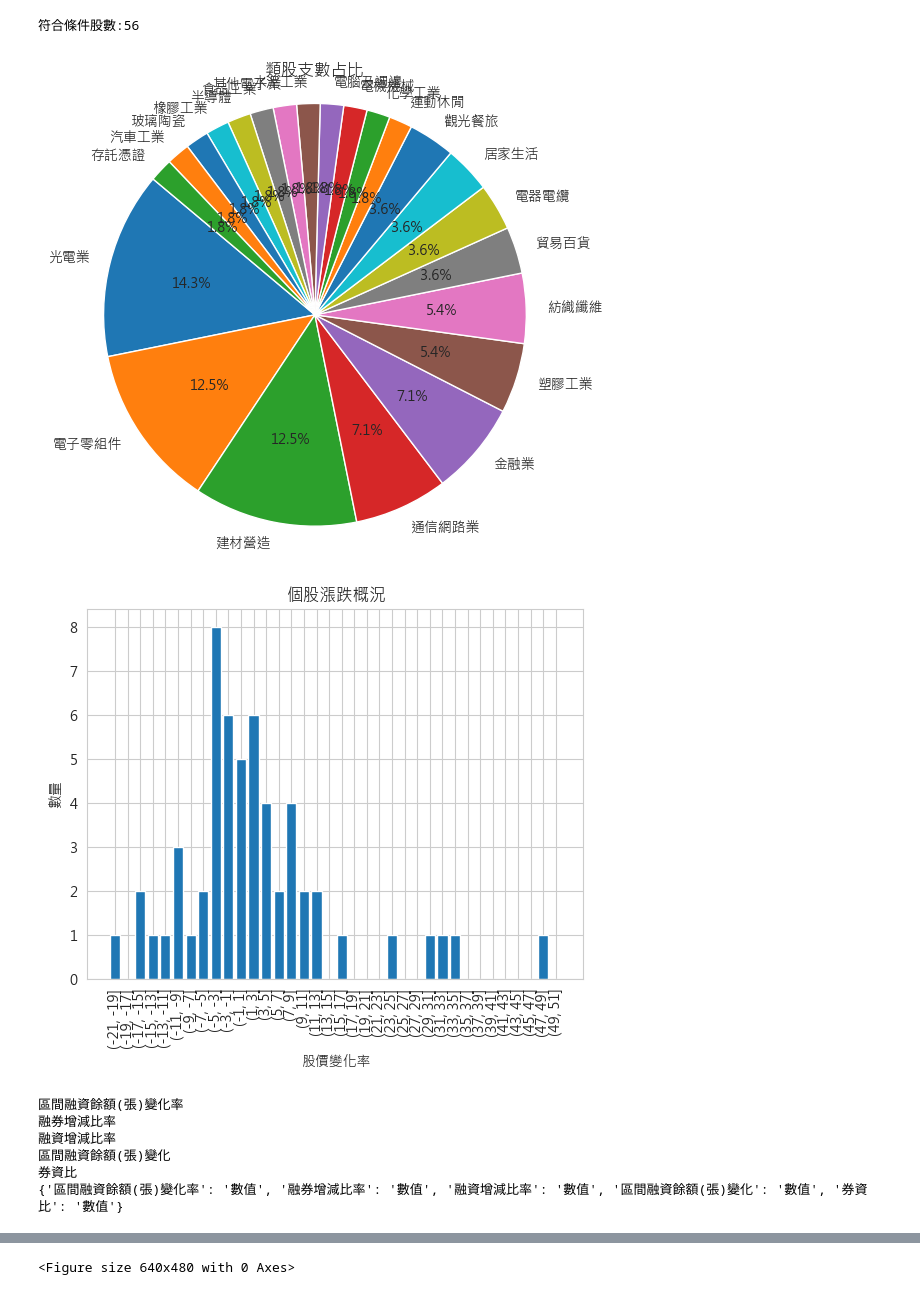
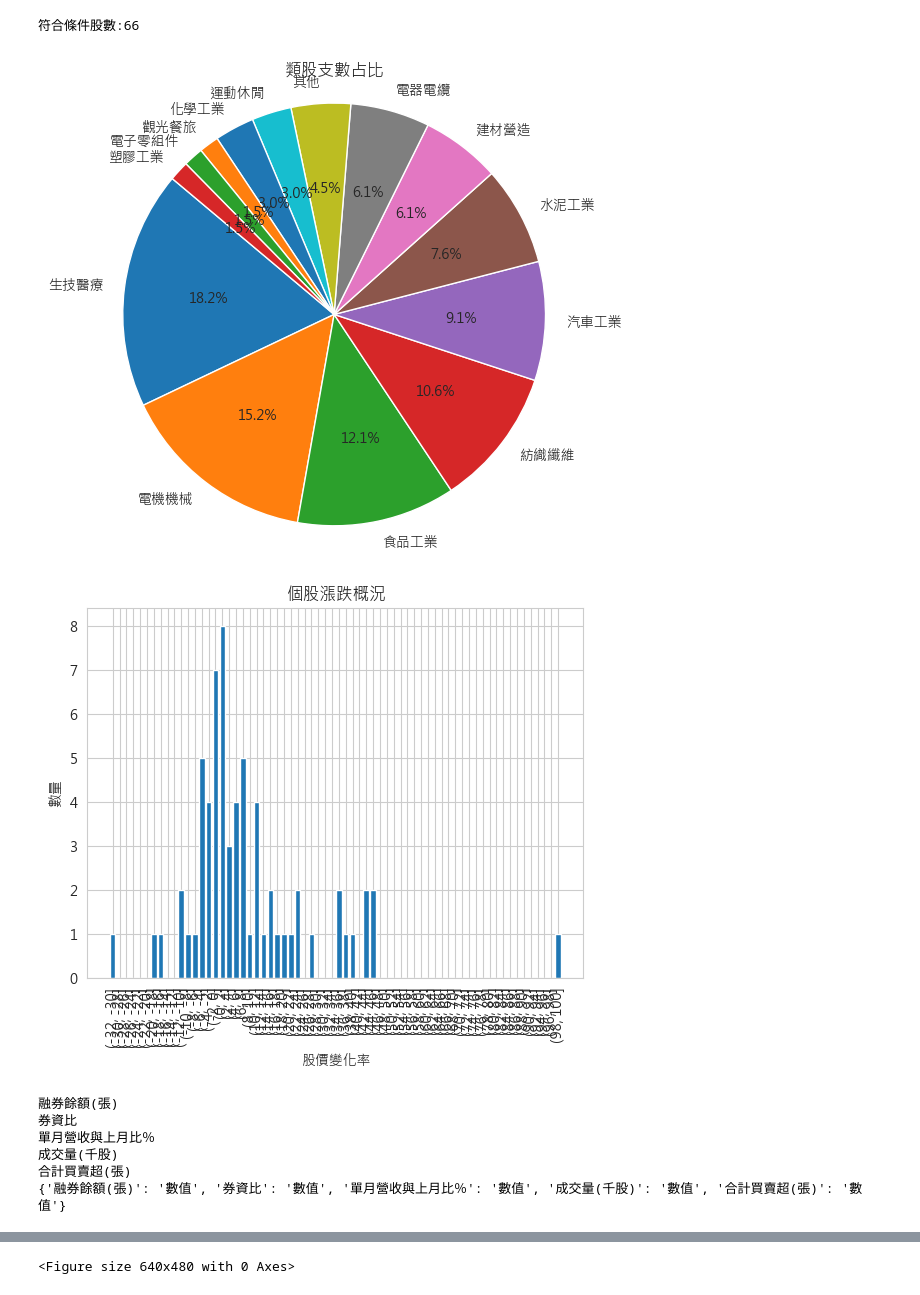
Before and after one commit to cynthiaiii4/Data_Browsing, a Jupyter notebook: main.ipynb, the cells around one changed output, grey strips where cells are left out. Saved outputs shown, nothing was run; the diff lists cells and outputs as text; code cells hidden in the pictures.

```diff
--- a/main.ipynb
+++ b/main.ipynb
@@ -88,11 +88,11 @@ def Analysis(func_name,start_d,end_d,*xml):
 
 # features, filtered_data = Analysis("F_DoubleRateRise",'2023/04/01','2023/07/01','XML_chip1031.xml')
 #可行的
-# features, filtered_data = Analysis("F_DoubleRateRise",'2023/05/16','2023/07/17')#3換成3*3
+features, filtered_data = Analysis("F_DoubleRateRise",'2023/05/16','2023/07/17')#3換成3*3
 
 #可能可以
 # features, filtered_data = Analysis("F_Higher_Market",'2023/05/16','2023/10/16')#7 換成3*3
-features, filtered_data = Analysis("F_PB_MA",'2023/05/16','2023/10/16')#1 換成3*3
+# features, filtered_data = Analysis("F_PB_MA",'2023/05/16','2023/10/16')#1 換成3*3
 
 #不可行
 # features, filtered_data = Analysis("F_ROE_H_PB_L",'2023/04/01','2023/10/16')#X
@@ -121,12 +126,12 @@ See the caveats in the documentation: https://pandas.pydata.org/pandas-docs/stab
-符合條件股數:56
+符合條件股數:66
-[figure, old version]
+[figure, new version]
-[figure, old version]
+[figure, new version]
-區間融資餘額(張)變化率
-融券增減比率
-融資增減比率
-區間融資餘額(張)變化
+融券餘額(張)
 券資比
-{'區間融資餘額(張)變化率': '數值', '融券增減比率': '數值', '融資增減比率': '數值', '區間融資餘額(張)變化': '數值', '券資比': '數值'}
+單月營收與上月比％
+成交量(千股)
+合計買賣超(張)
+{'融券餘額(張)': '數值', '券資比': '數值', '單月營收與上月比％': '數值', '成交量(千股)': '數值', '合計買賣超(張)': '數值'}
 DataFrame is highly fragmented.  This is usually the result of calling `frame.insert` many times, which has poor performance.  Consider joining all columns at once using pd.concat(axis=1) instead. To  ...
 
 
```
Also changed, not shown: parts of 2 cells of this notebook, 29 other files.
